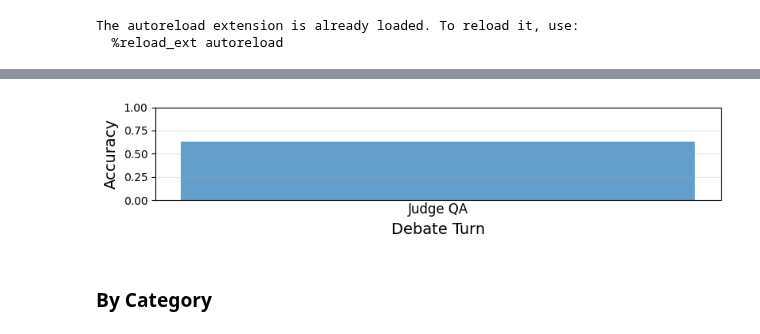
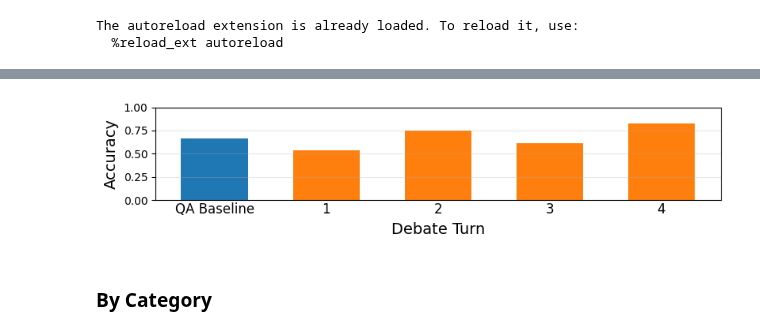
Before and after one commit to joshlevy89/llm_judge_debate_NEW, a Jupyter notebook: analysis/analysis_verdict_batch.ipynb, the cells around one changed output, grey strips where cells are left out. Drawn from its saved outputs; the diff is of its cells as text; code cells hidden in the pictures.

```diff
--- a/analysis/analysis_verdict_batch.ipynb
+++ b/analysis/analysis_verdict_batch.ipynb
@@ -317,15 +314,14 @@ for run_idx in [0]:
 
     if 'upto_turns' in plot_data.columns:
         upto_turns_list = sorted([x for x in plot_data['upto_turns'].dropna().unique()])
+        upto_turns_list = upto_turns_list[:-6]
+        upto_turns_list = [x for x in upto_turns_list if x != 0]
     else:
         upto_turns_list = [None]
 
     n_bars = 1 + len(upto_turns_list)
     x = np.arange(n_bars)
     width = 0.6
-
-    bar_color = plt.cm.tab10(0)
-    hatches = ['', '///']
 
     fig, ax = plt.subplots(figsize=(8, 2))
 
@@ -334,42 +330,40 @@ for run_idx in [0]:
     judge_qa_n_correct = int(rows['judge_qa_n_correct'].sum())
     judge_qa_n_total = int(rows['n_judge_qa_not_null'].sum())
 
-    bar_judge_qa = ax.bar(0, judge_qa_value, width, label='Judge QA', color=bar_color, alpha=0.7, hatch=hatches[0])
-    ax.text(0, -0.02, 'Judge QA', ha='center', va='top', fontsize=12)
+    bar_judge_qa = ax.bar(0, judge_qa_value, width, label='QA Baseline', alpha=1.0, color='C0')
+    ax.text(0, -0.02, 'QA Baseline', ha='center', va='top', fontsize=12)
 
     for i, upto_turns in enumerate(upto_turns_list):
-        if i == 0:
-            continue
         if upto_turns is not None:
             turn_data = plot_data[plot_data['upto_turns'] == upto_turns].copy()
         else:
             turn_data = plot_data.copy()
 
         if len(turn_data) > 1:
             raise Exception('Check why rows greater than 1')
 
         verdict_value = turn_data.iloc[0]['verdict_acc']
         verdict_n_correct = int(turn_data.iloc[0]['verdict_n_correct'])
         verdict_n_total = int(turn_data.iloc[0]['n_verdict_not_null'])
 
         bar_idx = i + 1
         label = f"{upto_turns if upto_turns is not None else 'All'} Turns"
-        bar = ax.bar(bar_idx, verdict_value, width, label=label, color=bar_color, alpha=0.7, hatch=hatches[1])
+        bar = ax.bar(bar_idx, verdict_value, width, label=label, alpha=1.0, color='C1')
 
         turn_label = f"{upto_turns if upto_turns is not None else 'All'}"
         ax.text(bar_idx, -0.02, turn_label, ha='center', va='top', fontsize=12)
 
     ax.set_ylabel('Accuracy', fontsize=14)
     ax.set_xlabel('Debate Turn', fontsize=14, labelpad=20)
     ax.set_xticks([])
     ax.grid(axis='y', alpha=0.3)
     ax.set_ylim([0, 1])
     # ax.legend(fontsize=12)
 
     plt.tight_layout()
     plt.show()
 # %% [output]
-[figure, old version]
+[figure, new version]
 # %% [markdown]
 ### By Category
 # %%
```
Also changed, not shown: parts of 13 cells of this notebook, 3 other files.
